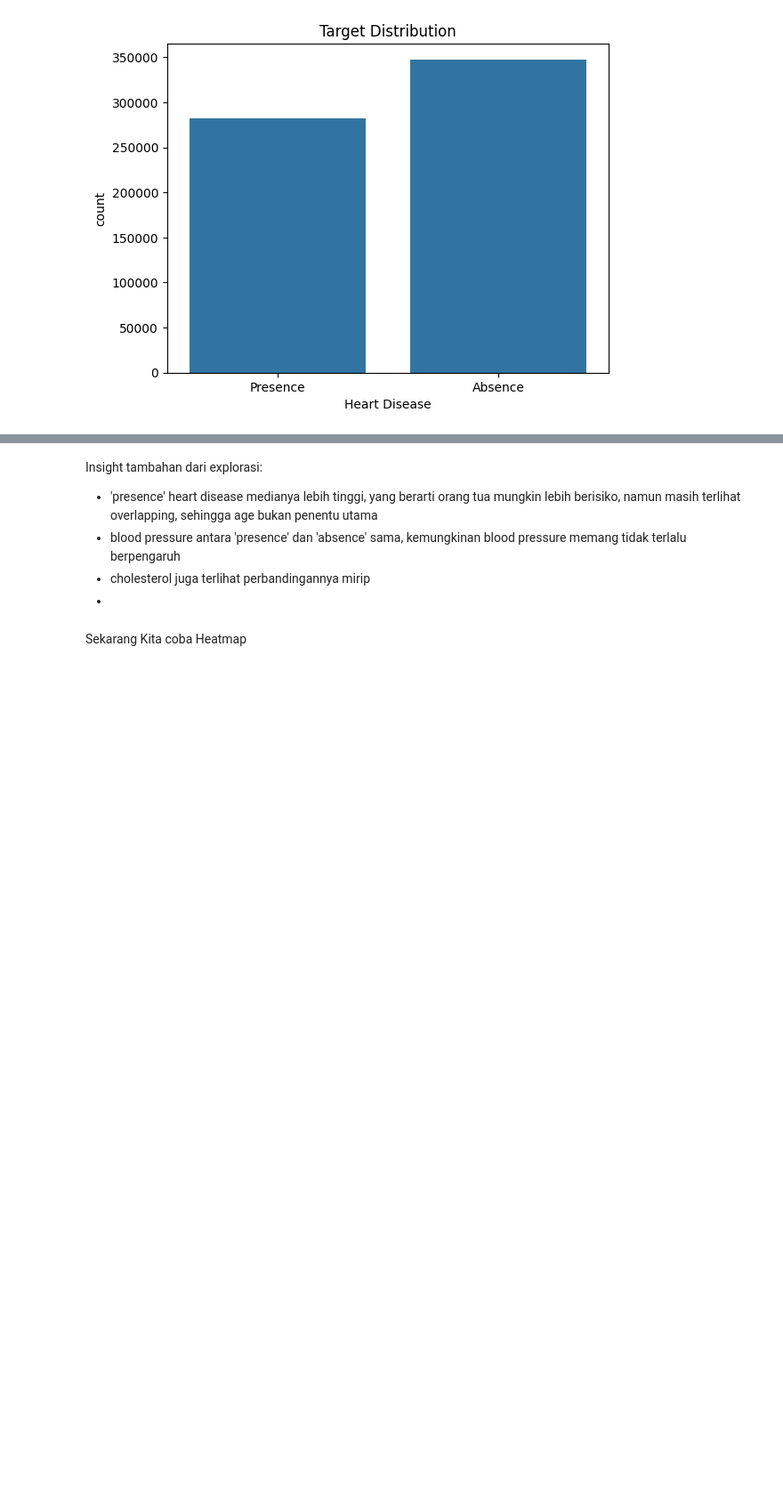
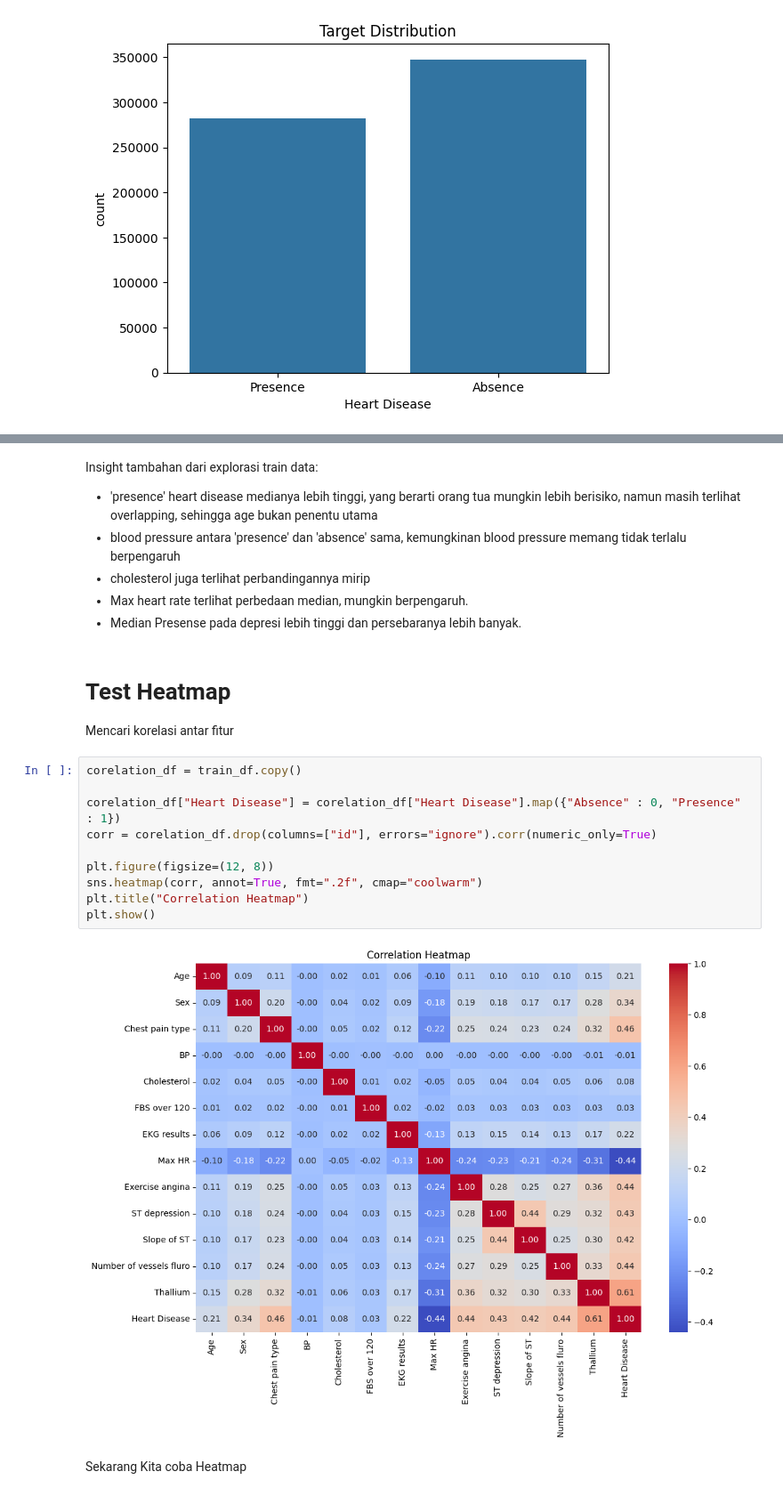
Before and after one commit to yatopppi/supervised-ml-d, a Jupyter notebook: supervised-ml-d.ipynb, the cells around one changed output, grey strips where cells are left out. Shown at 89% size. Cells and saved outputs as stored; diff of their text form; blank space fills up the shorter version.

Commit message:
heatmap

```diff
--- a/supervised-ml-d.ipynb
+++ b/supervised-ml-d.ipynb
@@ -231,9 +230,25 @@ Error:
 # %% [markdown]
-Insight tambahan dari explorasi:
+Insight tambahan dari explorasi train data:
 - 'presence' heart disease medianya lebih tinggi, yang berarti orang tua mungkin lebih berisiko, namun masih terlihat overlapping, sehingga age bukan penentu utama
 - blood pressure antara 'presence' dan 'absence' sama, kemungkinan blood pressure memang tidak terlalu berpengaruh
 - cholesterol juga terlihat perbandingannya mirip
--
+- Max heart rate terlihat perbedaan median, mungkin berpengaruh.
+- Median Presense pada depresi lebih tinggi dan persebaranya lebih banyak.
+# %% [markdown]
+# Test Heatmap
+Mencari korelasi antar fitur
+# %%
+corelation_df = train_df.copy()
+
+corelation_df["Heart Disease"] = corelation_df["Heart Disease"].map({"Absence" : 0, "Presence" : 1})
+corr = corelation_df.drop(columns=["id"], errors="ignore").corr(numeric_only=True)
+
+plt.figure(figsize=(12, 8))
+sns.heatmap(corr, annot=True, fmt=".2f", cmap="coolwarm")
+plt.title("Correlation Heatmap")
+plt.show()
+# %% [output]
+[figure, added]
 # %% [markdown]
 Sekarang Kita coba Heatmap
 # %% [markdown]
```
Also changed, not shown: parts of 2 cells of this notebook, 1 other file.
